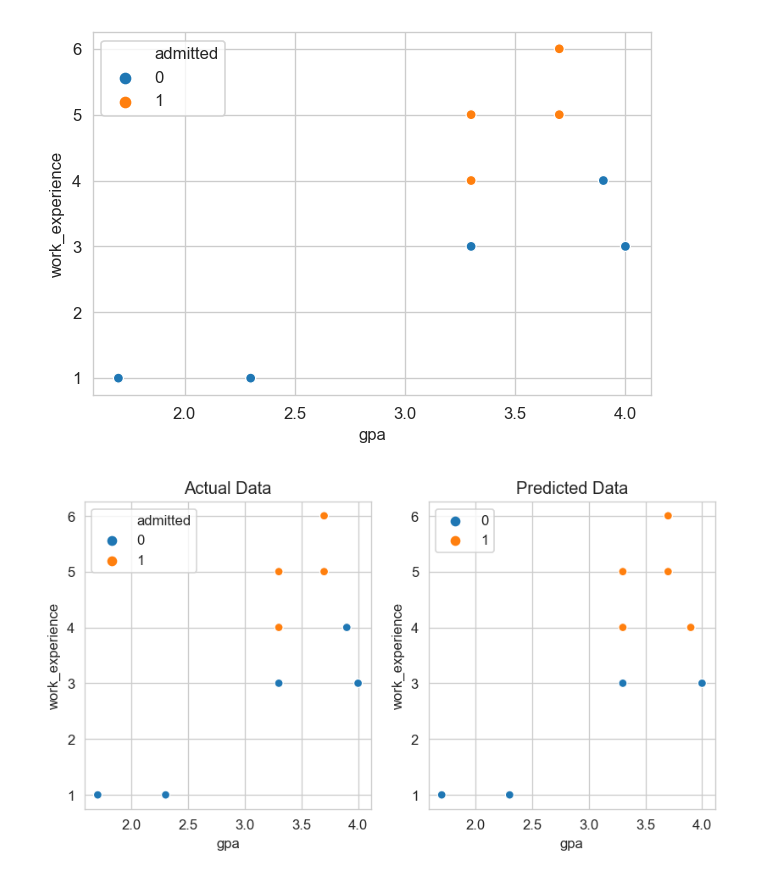
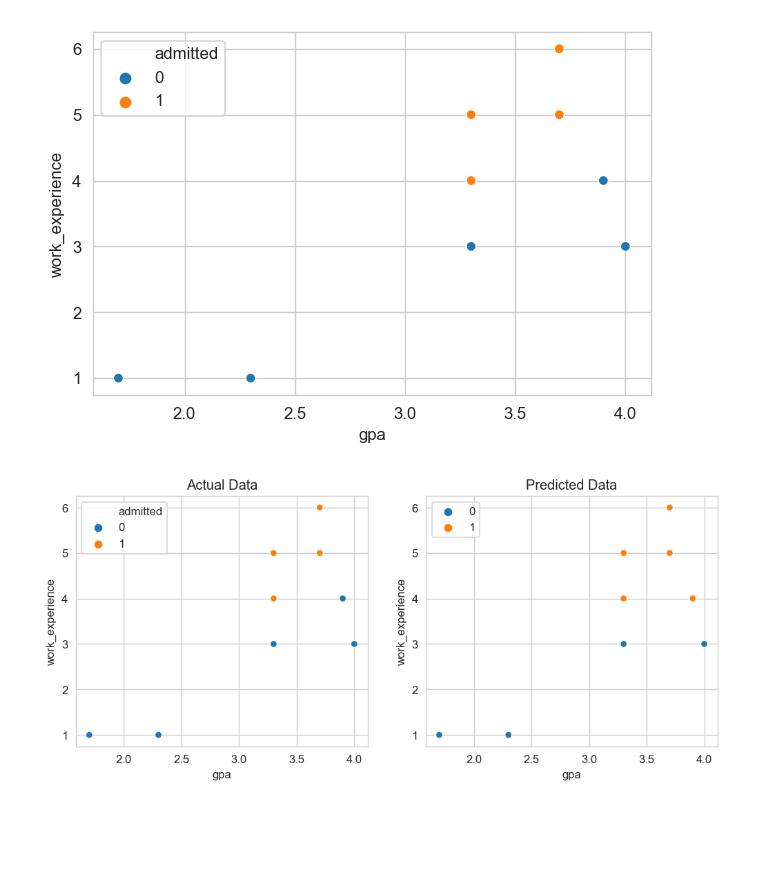
Before and after one commit to BharathC15/NielitChennai, a Jupyter notebook: python/MachineLearning/basicLogisticRegression.ipynb, the cells around one changed output. Saved outputs shown, nothing was run; the diff lists cells and outputs as text; code cells hidden in the pictures; blank space fills up the shorter version.

```diff
--- a/python/MachineLearning/basicLogisticRegression.ipynb
+++ b/python/MachineLearning/basicLogisticRegression.ipynb
@@ -70,15 +70,15 @@ sns.scatterplot(x=df.gpa,y=df.work_experience,hue=y)
 <matplotlib.axes._subplots.AxesSubplot at 0x...>
 [figure]
 # %%
-plt.figure(dpi=120,figsize=(8,4))
+plt.figure(dpi=120,figsize=(10,4))
 plt.subplot(1,2,1)
 sns.scatterplot(x=df.gpa,y=df.work_experience,hue=y)
 plt.title("Actual Data")
 
 plt.subplot(1,2,2)
 sns.scatterplot(x=df.gpa,y=df.work_experience,hue=y_pred)
 plt.title("Predicted Data")
 
 plt.show()
 # %% [output]
-[figure, old version]
+[figure, new version]
```
Also changed, not shown: parts of 15 cells of this notebook, 2 other files.
